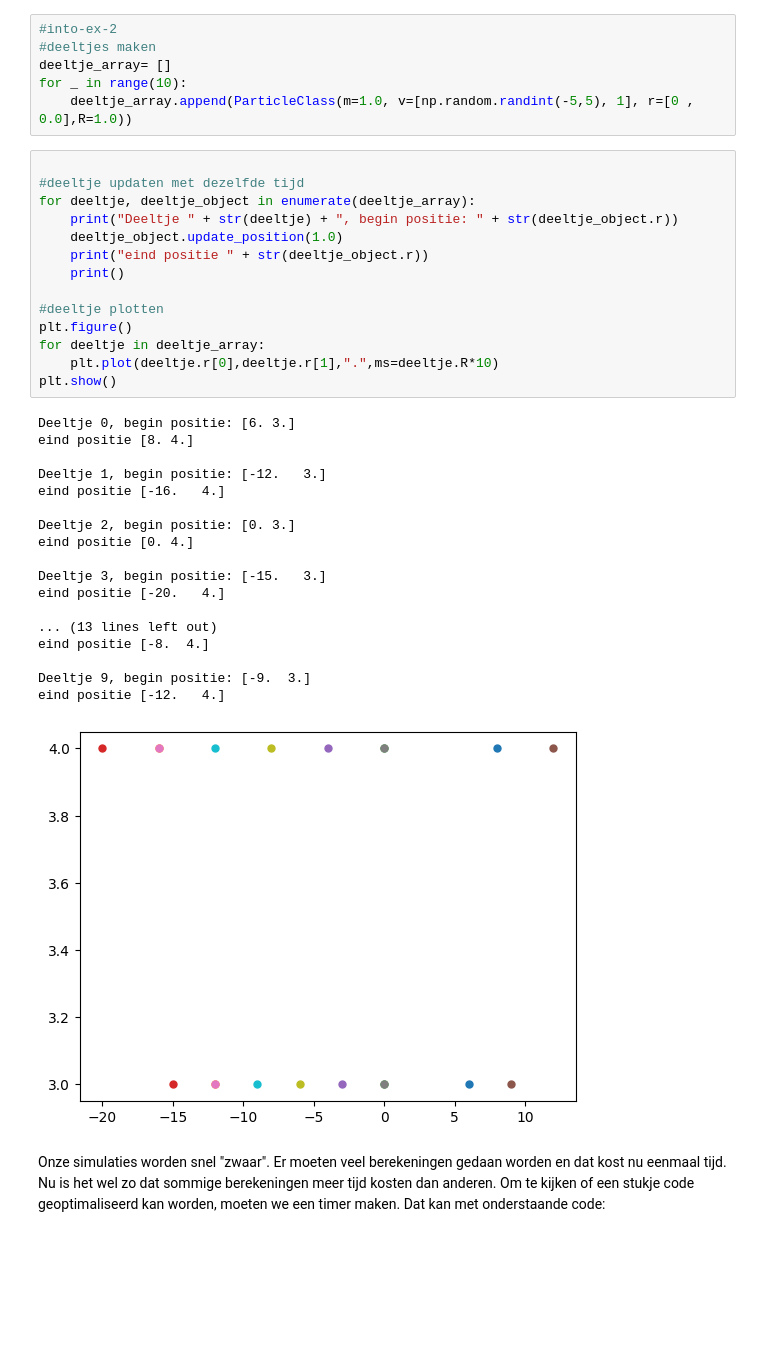
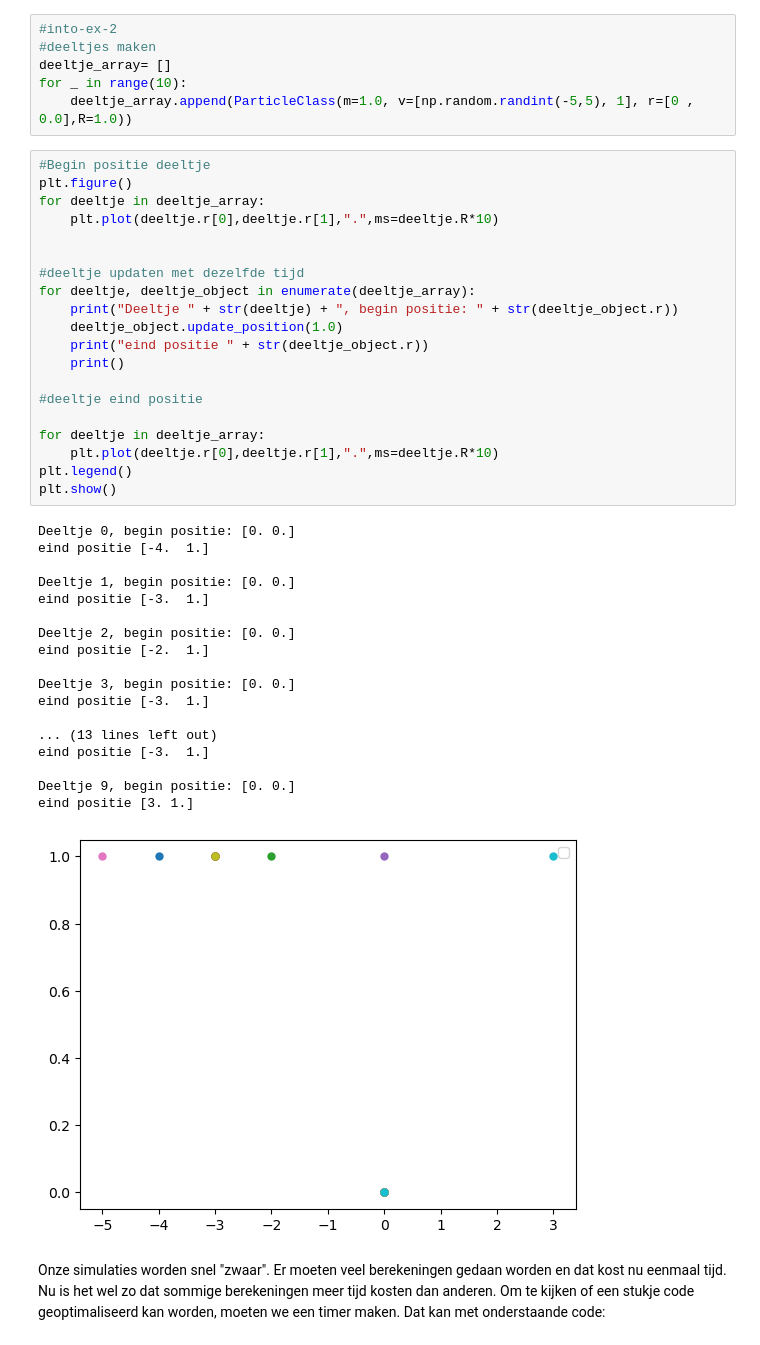
Before and after one commit to IshaSchneiders/69, a Jupyter notebook: Content/PySim/1_intro_sim.ipynb, the cells around one changed output. Saved outputs shown, nothing was run; the diff lists cells and outputs as text; blank space fills up the shorter version.

```diff
--- a/Content/PySim/1_intro_sim.ipynb
+++ b/Content/PySim/1_intro_sim.ipynb
@@ -192,38 +192,44 @@ deeltje_array= []
 for _ in range(10):
     deeltje_array.append(ParticleClass(m=1.0, v=[np.random.randint(-5,5), 1], r=[0 , 0.0],R=1.0))
 # %%
+#Begin positie deeltje
+plt.figure()
+for deeltje in deeltje_array:
+    plt.plot(deeltje.r[0],deeltje.r[1],".",ms=deeltje.R*10)
+
 
 #deeltje updaten met dezelfde tijd
 for deeltje, deeltje_object in enumerate(deeltje_array):
     print("Deeltje " + str(deeltje) + ", begin positie: " + str(deeltje_object.r))
     deeltje_object.update_position(1.0)
     print("eind positie " + str(deeltje_object.r))
     print()
 
-#deeltje plotten
-plt.figure()
+#deeltje eind positie
+
 for deeltje in deeltje_array:
     plt.plot(deeltje.r[0],deeltje.r[1],".",ms=deeltje.R*10)
+plt.legend()
 plt.show()
 # %% [output]
-Deeltje 0, begin positie: [6. 3.]
-eind positie [8. 4.]
+Deeltje 0, begin positie: [0. 0.]
+eind positie [-4.  1.]
 
-Deeltje 1, begin positie: [-12.   3.]
-eind positie [-16.   4.]
+Deeltje 1, begin positie: [0. 0.]
+eind positie [-3.  1.]
 
-Deeltje 2, begin positie: [0. 3.]
-eind positie [0. 4.]
+Deeltje 2, begin positie: [0. 0.]
+eind positie [-2.  1.]
 
-Deeltje 3, begin positie: [-15.   3.]
-eind positie [-20.   4.]
+Deeltje 3, begin positie: [0. 0.]
+eind positie [-3.  1.]
 
 ... (13 lines left out)
-eind positie [-8.  4.]
+eind positie [-3.  1.]
 
-Deeltje 9, begin positie: [-9.  3.]
-eind positie [-12.   4.]
+Deeltje 9, begin positie: [0. 0.]
+eind positie [3. 1.]
-[figure, old version]
+[figure, new version]
 # %% [markdown]
 Onze simulaties worden snel "zwaar".
 Er moeten veel berekeningen gedaan worden en dat kost nu eenmaal tijd.
```
